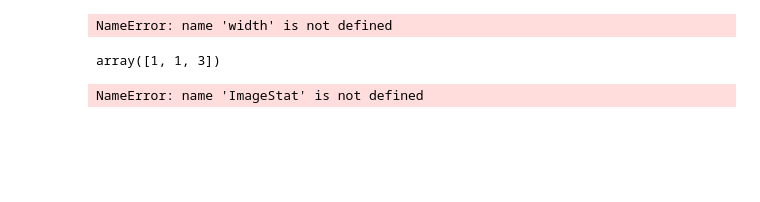
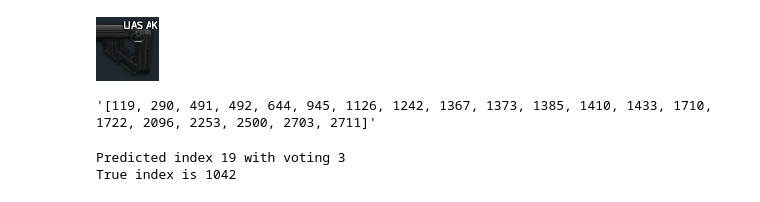
Before and after one commit to mi000hi/tarkovRat, a Jupyter notebook: iconDetection.ipynb, the cells around one changed output. Saved outputs shown, nothing was run; the diff lists cells and outputs as text; code cells hidden in the pictures; blank space fills up the shorter version.

```diff
--- a/iconDetection.ipynb
+++ b/iconDetection.ipynb
@@ -13,20 +60,40 @@ def reduce_img_to_np(img):
 # %%
-# load images
-images = []
-images.append(Image.open(path_icons + '5447ac644bdc2d6c208b4567-icon.jpg'))
-images.append(Image.open(path_icons + '54527ac44bdc2d36668b4567-icon.jpg'))
+# get random icon
+true_index,icon = get_rand_item_slot()
+feature = get_feature_from_img(icon)
 
-# convert images to array
-images_np = []
-for img in images:
-    images_np.append(reduce_img_to_np(img))
+# create voting vector
+voting = []
+for i in range(len(all_items_df)):
+    voting.append(0)
+
+# vote
+for c in feature:
+#     print(c)
+    li = (feature_dict.iloc[c]['features']).strip('][').split(', ')
+    for index in li:
+        voting[int(index)] += 1
-# %% [output]
-NameError: name 'width' is not defined
 # %%
-np.array((1,1,3))
+Image.fromarray(icon)
 # %% [output]
-array([1, 1, 3])
+[figure, added]
 # %%
-means = ImageStat.Stat(images[0])
+feature_dict.iloc[100]['features']
 # %% [output]
-NameError: name 'ImageStat' is not defined
+'[119, 290, 491, 492, 644, 945, 1126, 1242, 1367, 1373, 1385, 1410, 1433, 1710, 1722, 2096, 2253, 2500, 2703, 2711]'
+# %%
+index = 0
+value = 0
+total = 0
+for i in range(len(voting)):
+    if voting[i] == value:
+        total += 1
+    if voting[i] > value:
+        index = i
+        value = voting[i]
+
+print(f"Predicted index {index} with voting {value}, ")
+print(f"True index is {true_index}")
+# %% [output]
+Predicted index 19 with voting 3
+True index is 1042
```
Also changed, not shown: parts of 4 cells of this notebook, 8 other files.
